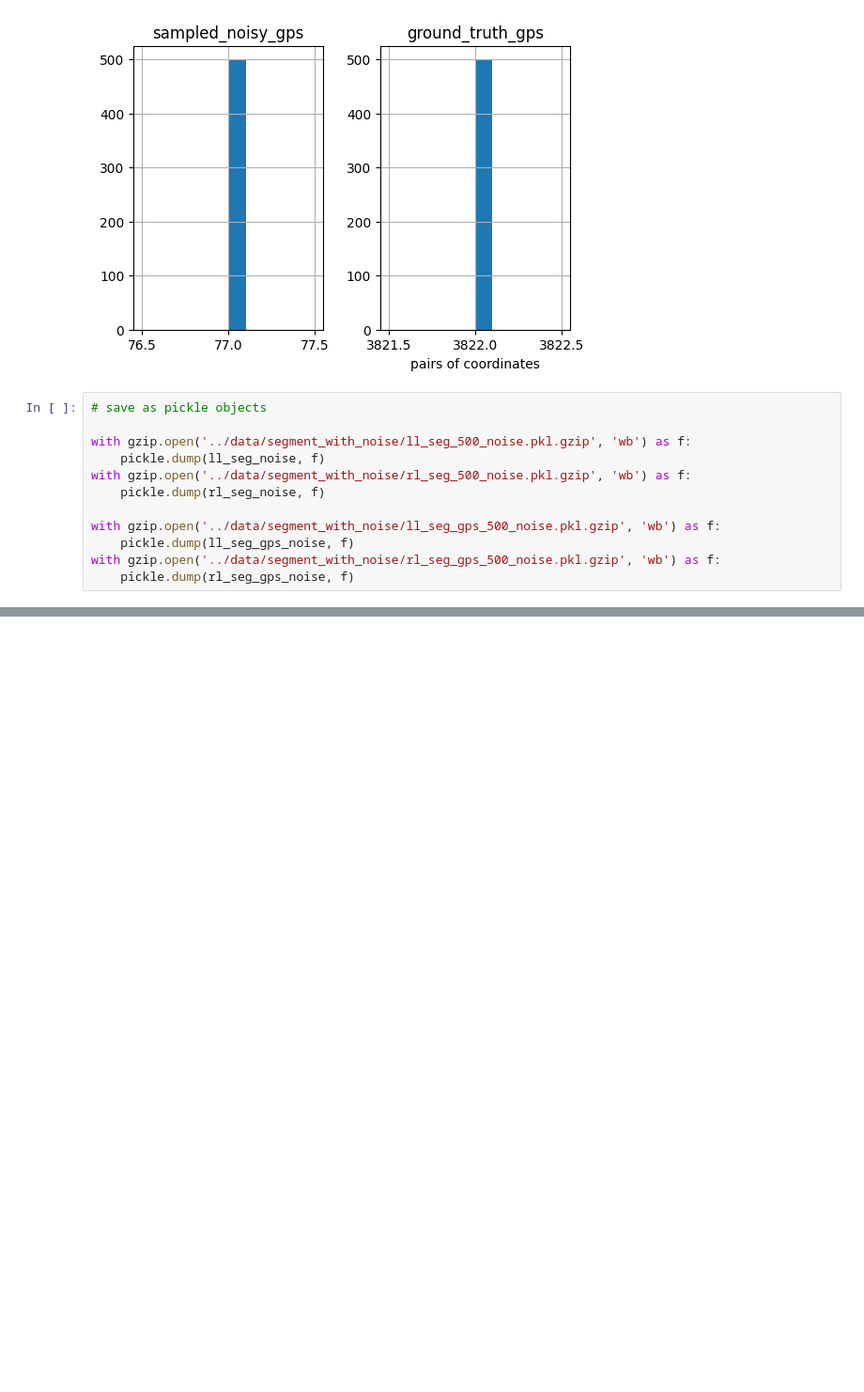
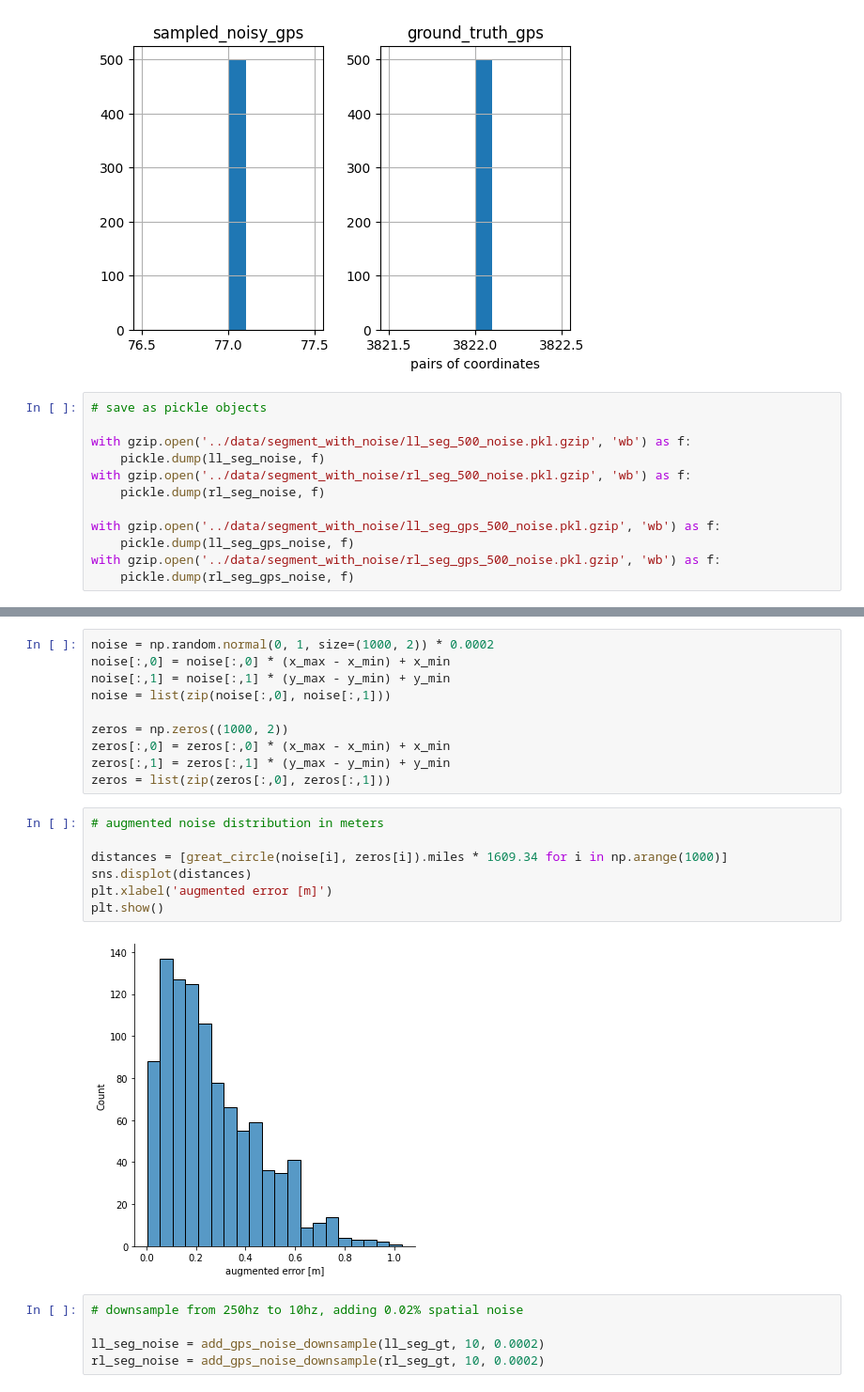
Before and after one commit to jarviskroos7/PATH_vehicle_localization, a Jupyter notebook: code/segment_generation.ipynb, the cells around one changed output, grey strips where cells are left out. Shown at 94% size. Drawn from its saved outputs; the diff is of its cells as text; blank space fills up the shorter version.

```diff
--- a/code/segment_generation.ipynb
+++ b/code/segment_generation.ipynb
@@ -424,0 +432,24 @@ with gzip.open('../data/segment_with_noise/rl_seg_gps_500_noise.pkl.gzip', 'wb')
+# %%
+noise = np.random.normal(0, 1, size=(1000, 2)) * 0.0002
+noise[:,0] = noise[:,0] * (x_max - x_min) + x_min
+noise[:,1] = noise[:,1] * (y_max - y_min) + y_min
+noise = list(zip(noise[:,0], noise[:,1]))
+
+zeros = np.zeros((1000, 2))
+zeros[:,0] = zeros[:,0] * (x_max - x_min) + x_min
+zeros[:,1] = zeros[:,1] * (y_max - y_min) + y_min
+zeros = list(zip(zeros[:,0], zeros[:,1]))
+# %%
+# augmented noise distribution in meters
+
+distances = [great_circle(noise[i], zeros[i]).miles * 1609.34 for i in np.arange(1000)]
+sns.displot(distances)
+plt.xlabel('augmented error [m]')
+plt.show()
+# %% [output]
+[figure, added]
+# %%
+# downsample from 250hz to 10hz, adding 0.02% spatial noise
+
+ll_seg_noise = add_gps_noise_downsample(ll_seg_gt, 10, 0.0002)
+rl_seg_noise = add_gps_noise_downsample(rl_seg_gt, 10, 0.0002)
```
Also changed, not shown: parts of 8 cells of this notebook, 15 other files.
